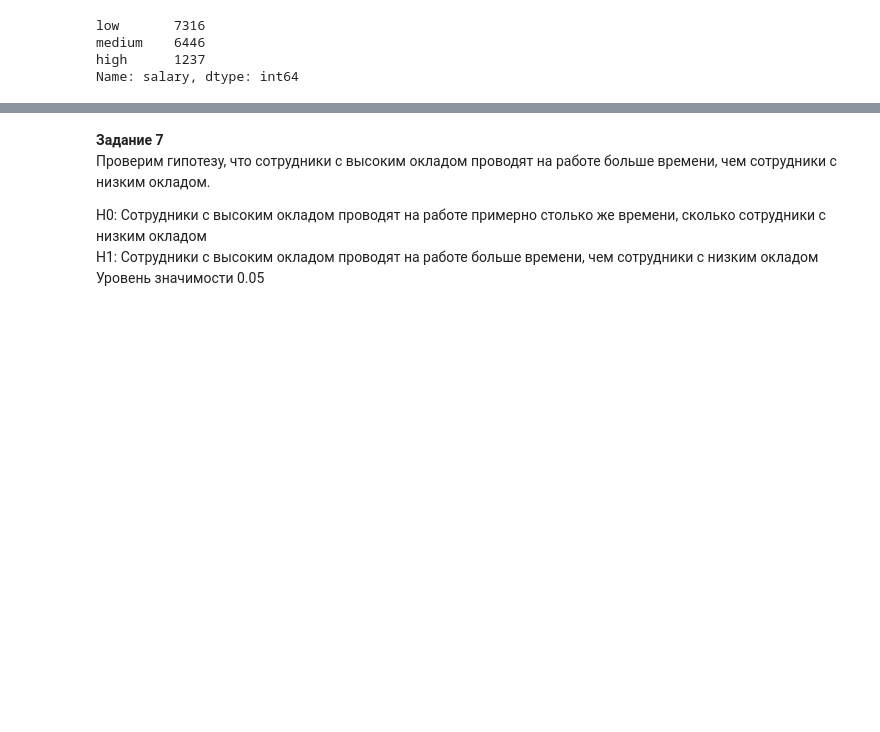
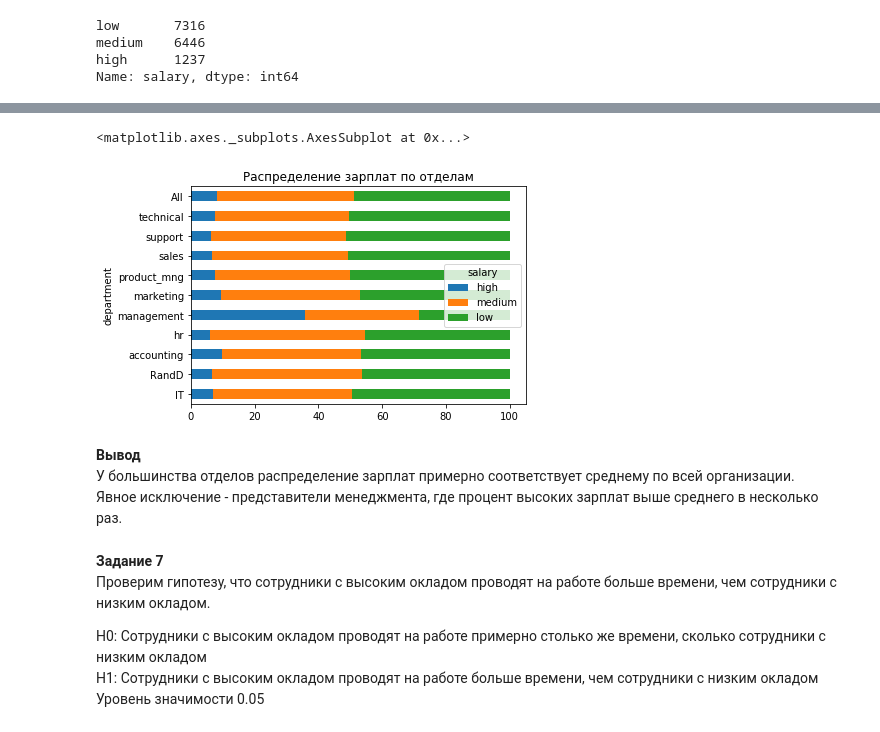
Before and after one commit to DmitrySukharev/PYDA, a Jupyter notebook: Diploma/PYDA_diploma_Sukharev.ipynb, the cells around one changed output, grey strips where cells are left out. Drawn from its saved outputs; the diff is of its cells as text; code cells hidden in the pictures; blank space fills up the shorter version.

```diff
--- a/Diploma/PYDA_diploma_Sukharev.ipynb
+++ b/Diploma/PYDA_diploma_Sukharev.ipynb
@@ -139,0 +163,5 @@ hr.pivot_table(index='department', columns='salary', values='number_project', ag
+# %%
+# Для большей наглядности посчитаем проценты по распределению зарплат внутри каждого отдела
+salaries_units_percent = salaries_units.div(salaries_units['All'], axis = 'index').mul(100)
+del salaries_units_percent['All']
+salaries_units_percent
@@ -140,3 +182,12 @@ hr.pivot_table(index='department', columns='salary', values='number_project', ag
+# %%
+salaries_units_percent.plot(kind='barh', stacked=True, title="Распределение зарплат по отделам")
+# %% [output]
+<matplotlib.axes._subplots.AxesSubplot at 0x...>
+[figure, added]
+# %% [markdown]
+**Вывод**
+У большинства отделов распределение зарплат примерно соответствует среднему по всей организации.
+Явное исключение - представители менеджмента, где процент высоких зарплат выше среднего в несколько раз.
 # %% [markdown]
 **Задание 7**
 Проверим гипотезу, что сотрудники с высоким окладом проводят на работе больше времени, чем сотрудники с низким окладом.
```
Also changed, not shown: parts of 9 cells of this notebook.
